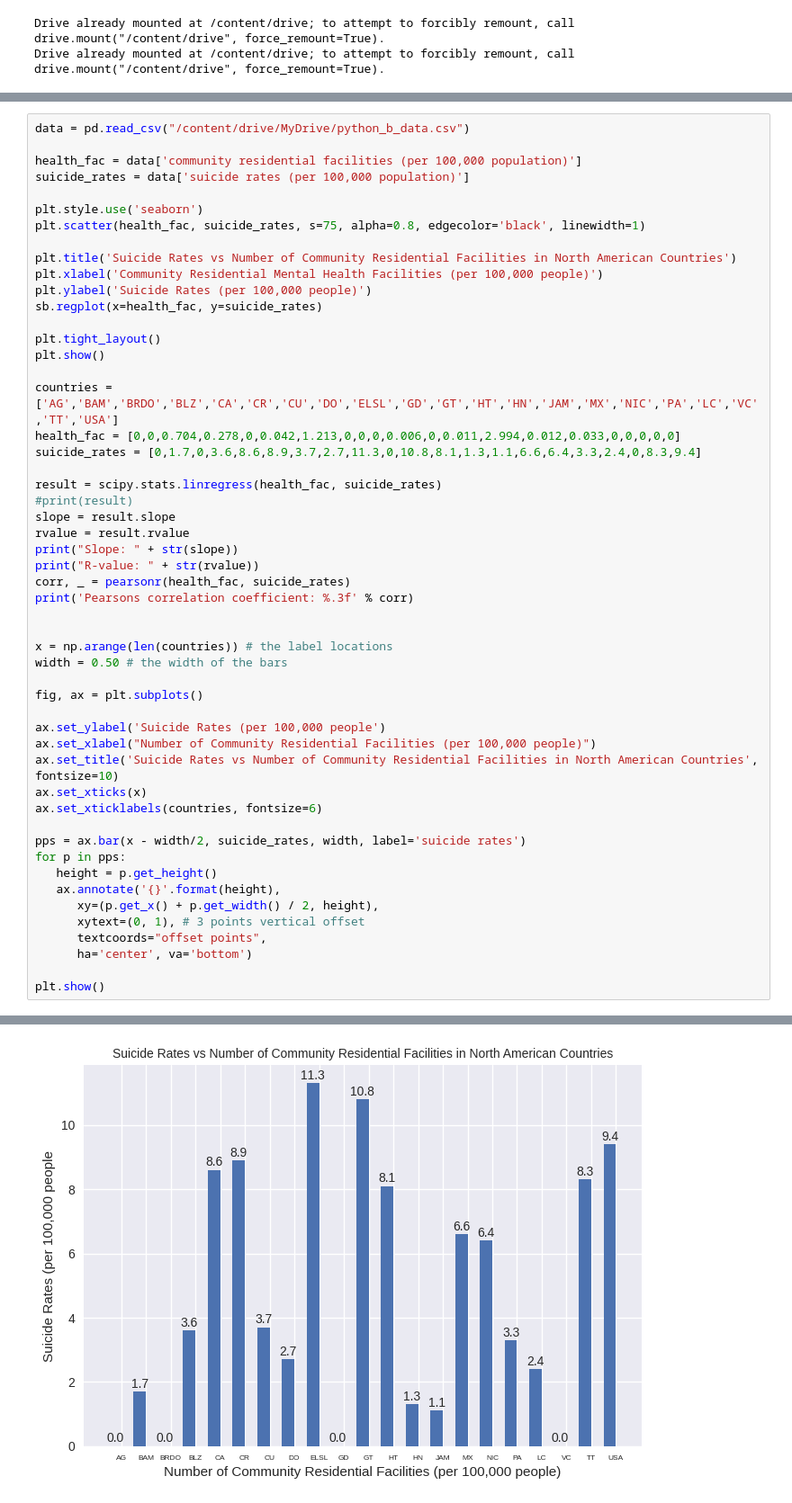
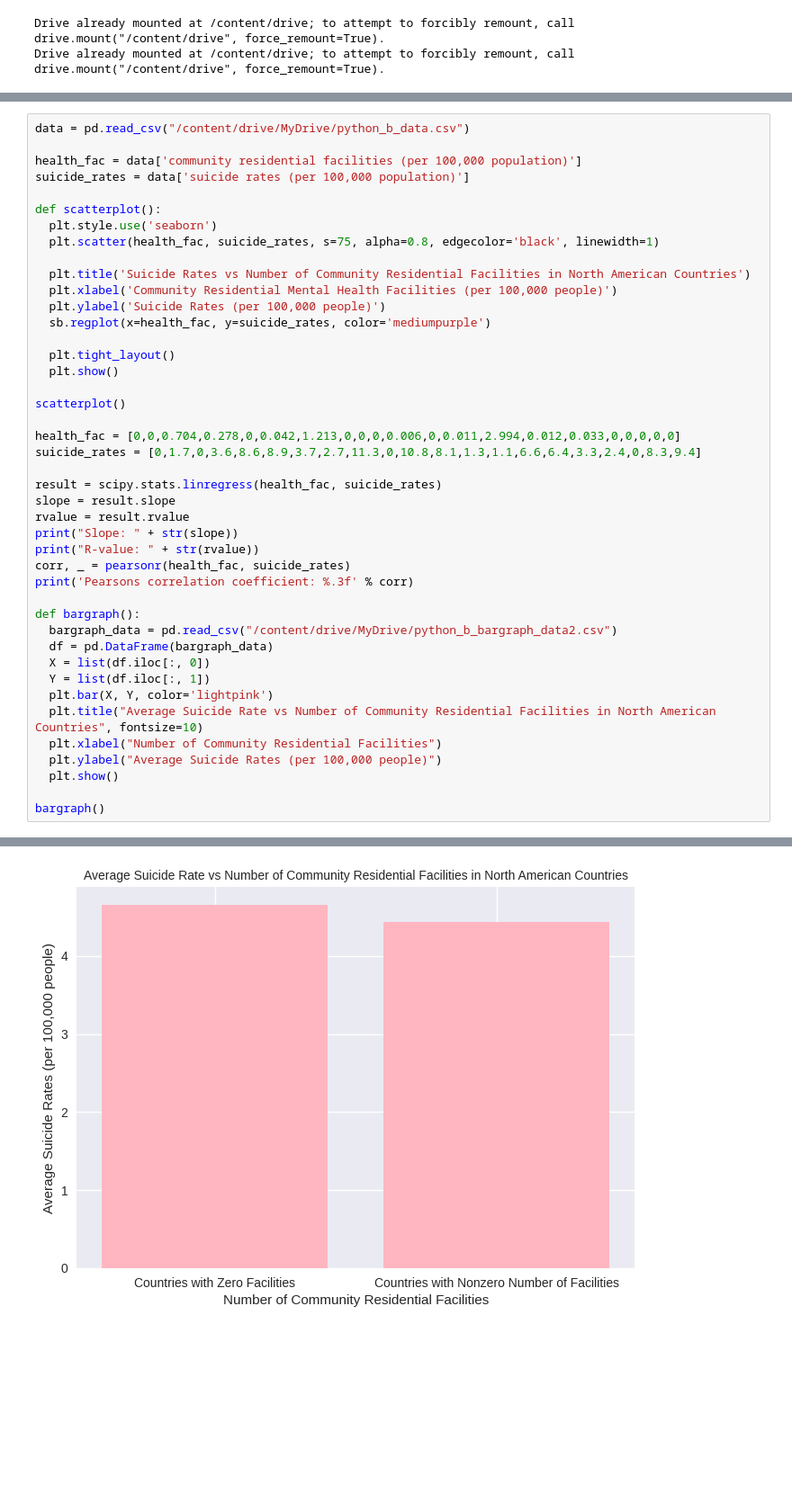
Before and after one commit to niyapatel826/YSP-Python-B-Project, a Jupyter notebook: python_b_project.ipynb, the cells around one changed output, grey strips where cells are left out. Shown: that part at 90% size. Saved outputs shown, nothing was run; the diff lists cells and outputs as text; blank space fills up the shorter version.

```diff
--- a/python_b_project.ipynb
+++ b/python_b_project.ipynb
@@ -38,23 +27,24 @@ data = pd.read_csv("/content/drive/MyDrive/python_b_data.csv")
 health_fac = data['community residential facilities (per 100,000 population)']
 suicide_rates = data['suicide rates (per 100,000 population)']
 
-plt.style.use('seaborn')
-plt.scatter(health_fac, suicide_rates, s=75, alpha=0.8, edgecolor='black', linewidth=1)
+def scatterplot():
+  plt.style.use('seaborn')
+  plt.scatter(health_fac, suicide_rates, s=75, alpha=0.8, edgecolor='black', linewidth=1)
 
-plt.title('Suicide Rates vs Number of Community Residential Facilities in North American Countries')
-plt.xlabel('Community Residential Mental Health Facilities (per 100,000 people)')
-plt.ylabel('Suicide Rates (per 100,000 people)')
-sb.regplot(x=health_fac, y=suicide_rates)
+  plt.title('Suicide Rates vs Number of Community Residential Facilities in North American Countries')
+  plt.xlabel('Community Residential Mental Health Facilities (per 100,000 people)')
+  plt.ylabel('Suicide Rates (per 100,000 people)')
+  sb.regplot(x=health_fac, y=suicide_rates, color='mediumpurple')
 
-plt.tight_layout()
-plt.show()
+  plt.tight_layout()
+  plt.show()
 
-countries = ['AG','BAM','BRDO','BLZ','CA','CR','CU','DO','ELSL','GD','GT','HT','HN','JAM','MX','NIC','PA','LC','VC','TT','USA']
+scatterplot()
+
 health_fac = [0,0,0.704,0.278,0,0.042,1.213,0,0,0,0.006,0,0.011,2.994,0.012,0.033,0,0,0,0,0]
 suicide_rates = [0,1.7,0,3.6,8.6,8.9,3.7,2.7,11.3,0,10.8,8.1,1.3,1.1,6.6,6.4,3.3,2.4,0,8.3,9.4]
 
 result = scipy.stats.linregress(health_fac, suicide_rates)
-#print(result)
 slope = result.slope
 rvalue = result.rvalue
 print("Slope: " + str(slope))
@@ -62,26 +52,16 @@ print("R-value: " + str(rvalue))
 corr, _ = pearsonr(health_fac, suicide_rates)
 print('Pearsons correlation coefficient: %.3f' % corr)
 
+def bargraph():
+  bargraph_data = pd.read_csv("/content/drive/MyDrive/python_b_bargraph_data2.csv")
+  df = pd.DataFrame(bargraph_data)
+  X = list(df.iloc[:, 0])
+  Y = list(df.iloc[:, 1])
+  plt.bar(X, Y, color='lightpink')
+  plt.title("Average Suicide Rate vs Number of Community Residential Facilities in North American Countries", fontsize=10)
+  plt.xlabel("Number of Community Residential Facilities")
+  plt.ylabel("Average Suicide Rates (per 100,000 people)")
+  plt.show()
 
-x = np.arange(len(countries)) # the label locations
-width = 0.50 # the width of the bars
-
-fig, ax = plt.subplots()
-
-ax.set_ylabel('Suicide Rates (per 100,000 people')
-ax.set_xlabel("Number of Community Residential Facilities (per 100,000 people)")
-ax.set_title('Suicide Rates vs Number of Community Residential Facilities in North American Countries', fontsize=10)
-ax.set_xticks(x)
-ax.set_xticklabels(countries, fontsize=6)
-
-pps = ax.bar(x - width/2, suicide_rates, width, label='suicide rates')
-for p in pps:
-   height = p.get_height()
-   ax.annotate('{}'.format(height),
-      xy=(p.get_x() + p.get_width() / 2, height),
-      xytext=(0, 1), # 3 points vertical offset
-      textcoords="offset points",
-      ha='center', va='bottom')
-
-plt.show()
+bargraph()
 # %% [output]
@@ -89,4 +69,4 @@ plt.show()
 Slope: -1.5733070753818952
 R-value: -0.28160927233722
 Pearsons correlation coefficient: -0.282
-[figure, old version]
+[figure, new version]
```
Also changed, not shown: parts of 8 cells of this notebook.
